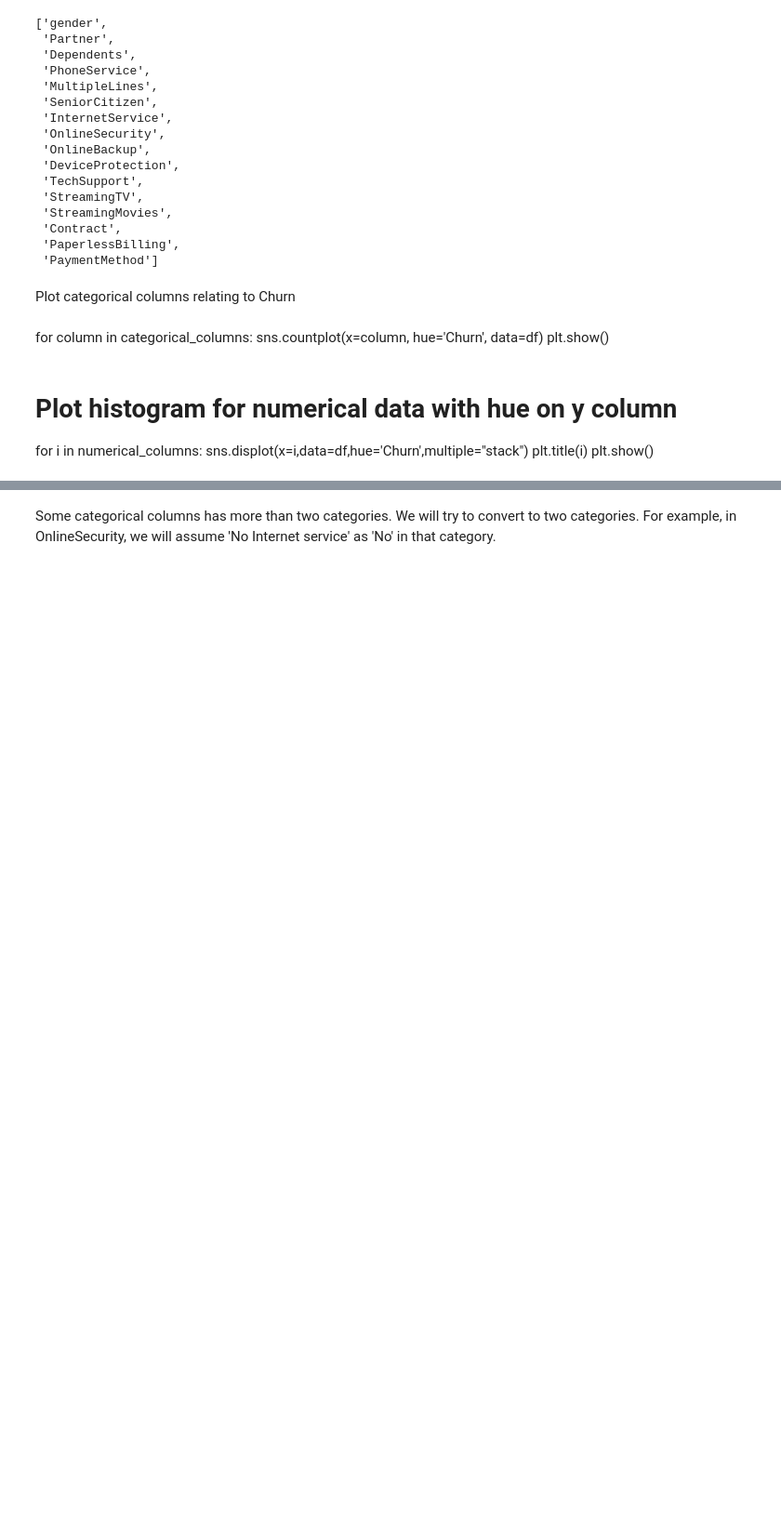
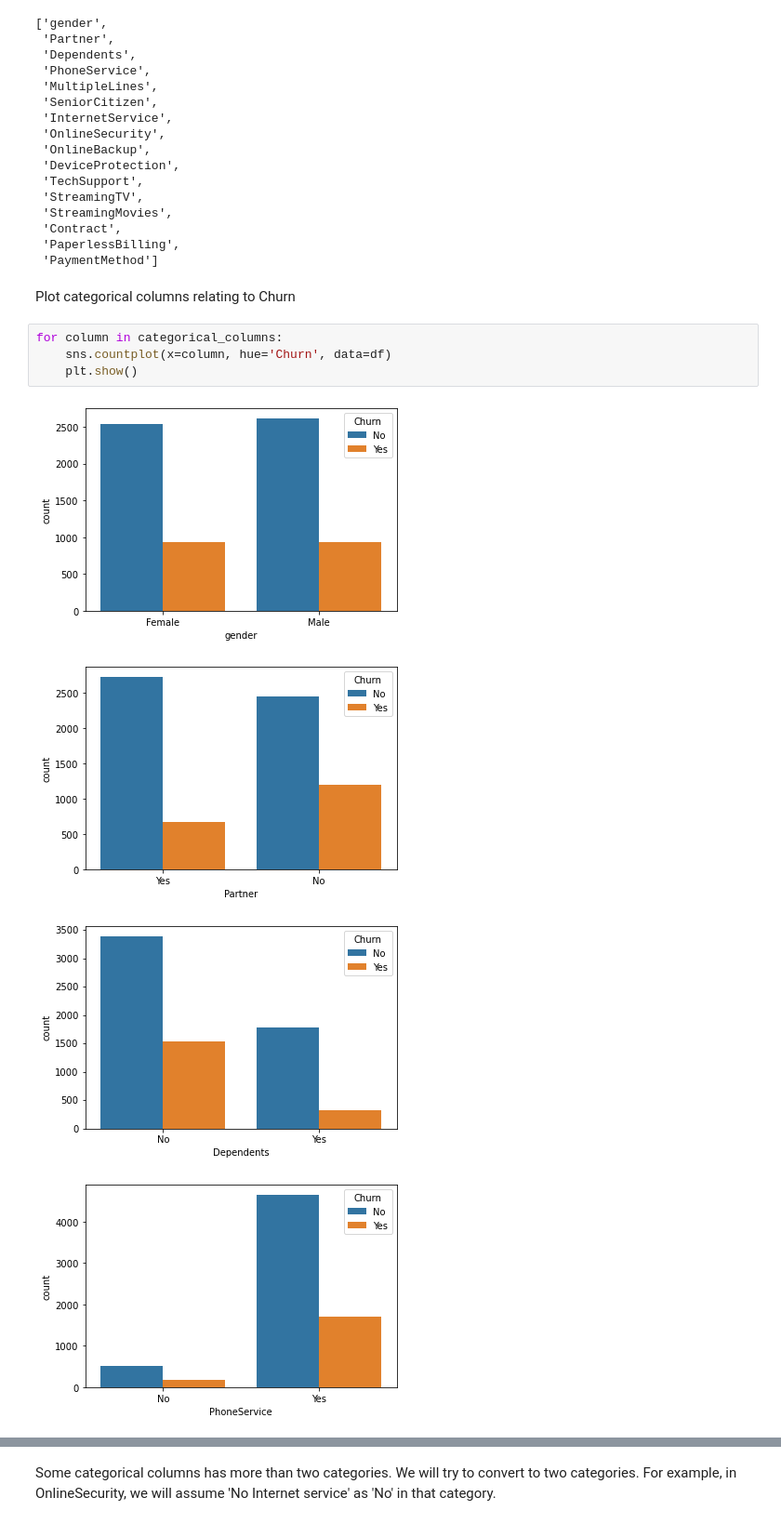
Before and after one commit to vanhuycx/Customer_churn_prediction, a Jupyter notebook: Customer_churn_prediction.ipynb, the cells around one changed output, grey strips where cells are left out. Shown: that part at 93% size. Saved outputs shown, nothing was run; the diff lists cells and outputs as text; blank space fills up the shorter version.

```diff
--- a/Customer_churn_prediction.ipynb
+++ b/Customer_churn_prediction.ipynb
@@ -132,13 +138,12 @@ categorical_columns
  'PaymentMethod']
 # %% [markdown]
 Plot categorical columns relating to Churn
-# %% [markdown]
-for column in categorical_columns:
-    sns.countplot(x=column, hue='Churn', data=df)
-    plt.show()
-# %% [markdown]
-# Plot histogram for numerical data with hue on y column
-for i in numerical_columns:
-    sns.displot(x=i,data=df,hue='Churn',multiple="stack")
-    plt.title(i)
-    plt.show()
+# %%
+for column in categorical_columns:
+    sns.countplot(x=column, hue='Churn', data=df)
+    plt.show()
+# %% [output]
+[figure, added]
+[figure, added]
+[figure, added]
+[figure, added]
```
Also changed, not shown: parts of 49 cells of this notebook, 3 other files.
